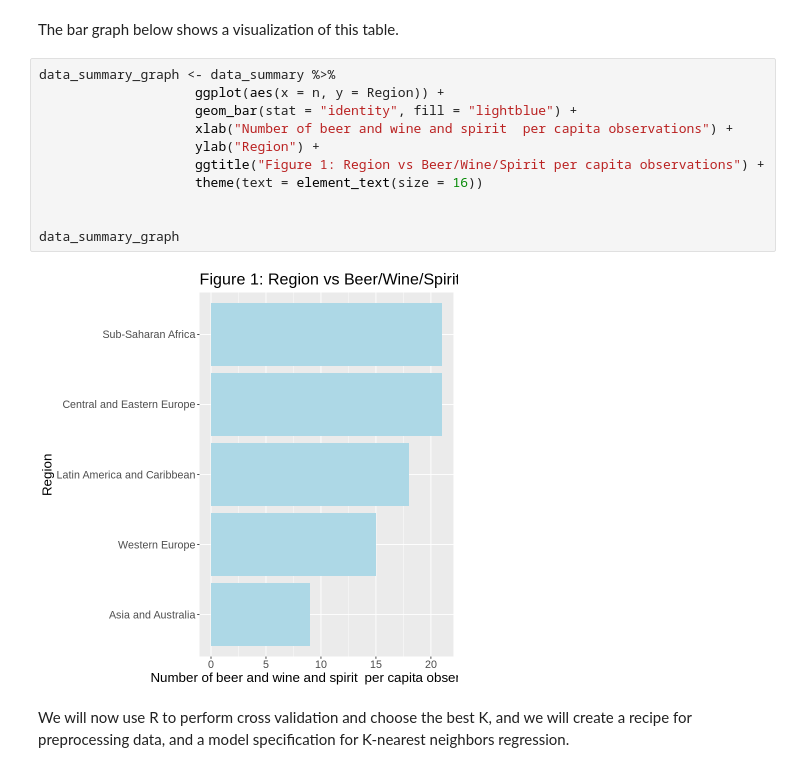
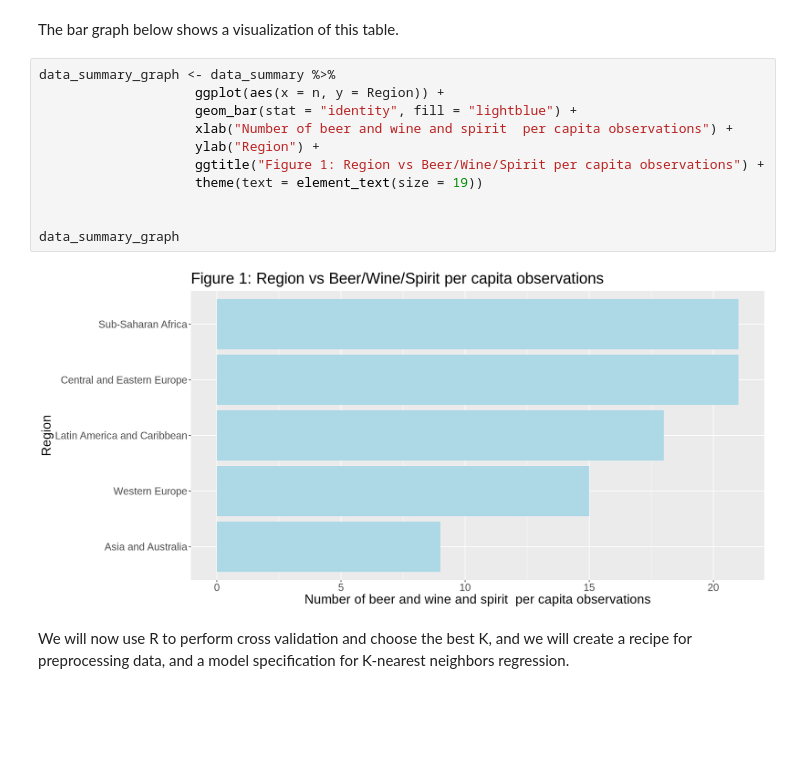
Before and after one commit to chloekim672/007-project-dsci-25-, a Jupyter notebook: dsciprojectfinal.ipynb, the cells around one changed output. Cells and saved outputs as stored; diff of their text form; blank space fills up the shorter version.

```diff
--- a/dsciprojectfinal.ipynb
+++ b/dsciprojectfinal.ipynb
@@ -213,16 +213,16 @@ The bar graph below shows a visualization of this table.
 # %%
 data_summary_graph <- data_summary %>%
                     ggplot(aes(x = n, y = Region)) +
                     geom_bar(stat = "identity", fill = "lightblue") +
                     xlab("Number of beer and wine and spirit  per capita observations") +
                     ylab("Region") +
                     ggtitle("Figure 1: Region vs Beer/Wine/Spirit per capita observations") +
-                    theme(text = element_text(size = 16))
+                    theme(text = element_text(size = 19))
 
 
 data_summary_graph
 # %% [output]
-[figure, old version]
+[figure, new version]
 # %% [markdown]
 We will now use R to perform cross validation and choose the best K, and we will create a recipe for preprocessing data, and a model specification for K-nearest neighbors regression.
 # %%
```
Also changed, not shown: parts of 3 cells of this notebook.
